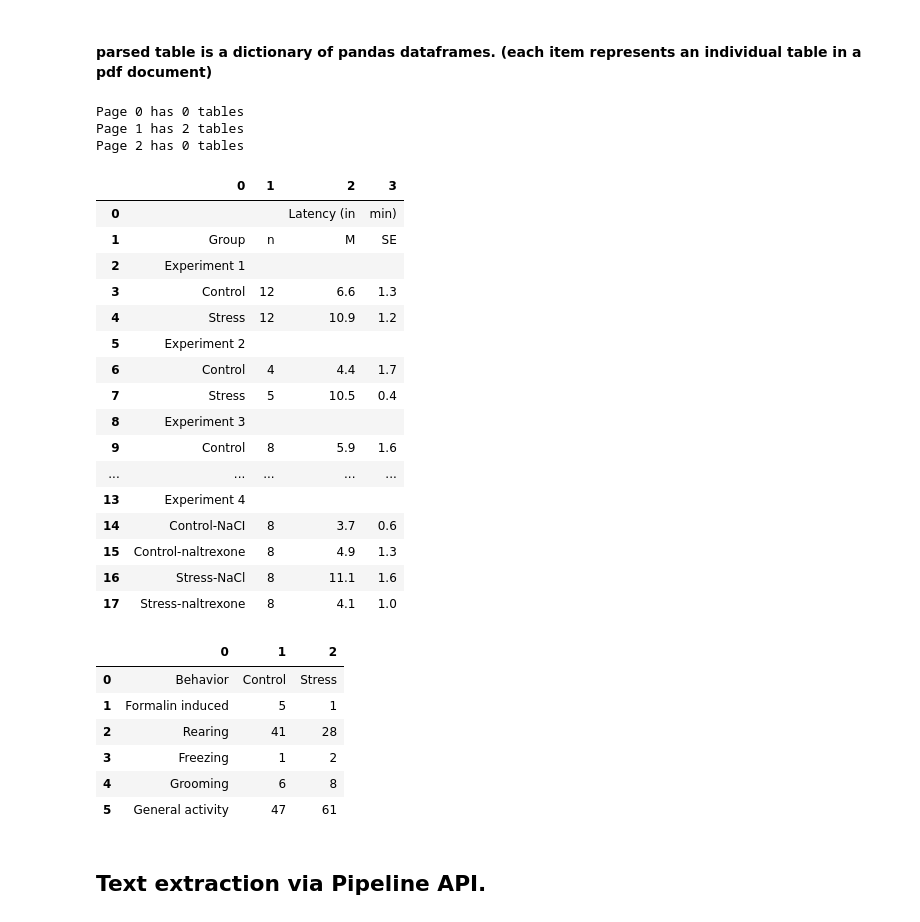
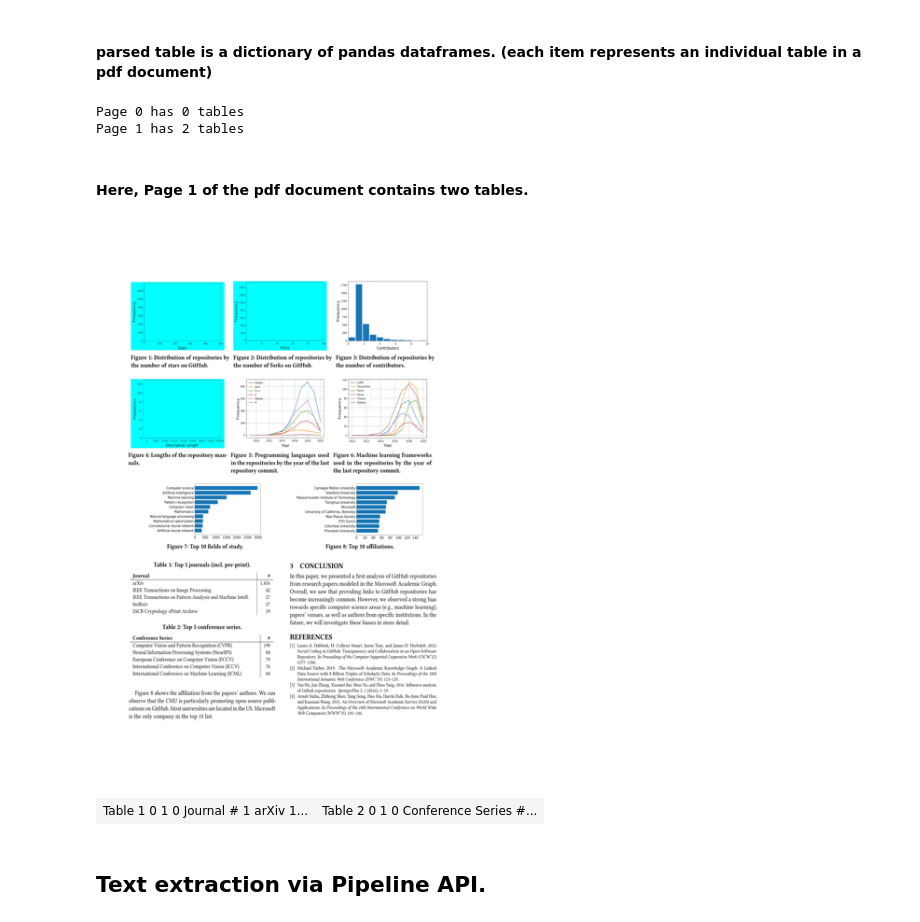
Before and after one commit to maxent-ai/ocrpy, a Jupyter notebook: notebooks/ocrpy_usage.ipynb, the cells around one changed output. Drawn from its saved outputs; the diff is of its cells as text; code cells hidden in the pictures.

```diff
--- a/notebooks/ocrpy_usage.ipynb
+++ b/notebooks/ocrpy_usage.ipynb
@@ -30,7 +14,7 @@ Archive:  sample_data/data.zip
 # %%
 # Setup the path for a sample pdf and image file and the parser backend
-DOC_PATH = "sample_data/data/invoice.jpg"
-PDF_PATH =  "sample_data/data/Odors_released_by_stressed_rats_produce.pdf"
+DOC_PATH = "sample_data/data/How to Become More Creative | Psychology Today_pages-to-jpg-0001.jpg"
+PDF_PATH =  "sample_data/data/072201195875ImagePDF.pdf"
 PARSER_BACKEND = "pytesseract"
 # %% [markdown]
 ### Parse text Data from a single file and write to a local storage.
@@ -85,37 +53,19 @@ for page, tables in parsed_table.items():
 # %% [output]
 Page 0 has 0 tables
 Page 1 has 2 tables
-Page 2 has 0 tables
-# %%
-parsed_table[1][0]
-# %% [output]
-|  | 0 | 1 | 2 | 3 |
-| 0 |  |  | Latency (in | min) |
-| 1 | Group | n | M | SE |
-| 2 | Experiment 1 |  |  |  |
-| 3 | Control | 12 | 6.6 | 1.3 |
-| 4 | Stress | 12 | 10.9 | 1.2 |
-| 5 | Experiment 2 |  |  |  |
-| 6 | Control | 4 | 4.4 | 1.7 |
-| 7 | Stress | 5 | 10.5 | 0.4 |
-| 8 | Experiment 3 |  |  |  |
-| 9 | Control | 8 | 5.9 | 1.6 |
-| ... | ... | ... | ... | ... |
-| 13 | Experiment 4 |  |  |  |
-| 14 | Control-NaCI | 8 | 3.7 | 0.6 |
-| 15 | Control-naltrexone | 8 | 4.9 | 1.3 |
-| 16 | Stress-NaCl | 8 | 11.1 | 1.6 |
-| 17 | Stress-naltrexone | 8 | 4.1 | 1.0 |
-# %%
-parsed_table[1][1]
-# %% [output]
-|  | 0 | 1 | 2 |
-| 0 | Behavior | Control | Stress |
-| 1 | Formalin induced | 5 | 1 |
-| 2 | Rearing | 41 | 28 |
-| 3 | Freezing | 1 | 2 |
-| 4 | Grooming | 6 | 8 |
-| 5 | General activity | 47 | 61 |
+# %% [markdown]
+#### Here, Page 1 of the pdf document contains two tables.
+# %%
+pages = convert_from_path(PDF_PATH, 300)
+pages[1].resize((400, 600))
+# %% [output]
+[figure, added]
+# %%
+table_1 = parsed_table[1][0].to_html()
+table_2 = parsed_table[1][1].to_html()
+display(HTML(f"<table></tr><tr><td><p>Table 1</p>{table_1}</td><td style='vertical-align: top;'><p>Table 2</p>{table_2}</td></tr></table>"))
+# %% [output]
+| Table 1 0 1 0 Journal # 1 arXiv 1... | Table 2 0 1 0 Conference Series #... |
 # %% [markdown]
 ## Text extraction via Pipeline API.
 # %%
```
Also changed, not shown: parts of 8 cells of this notebook, 1 other file.
